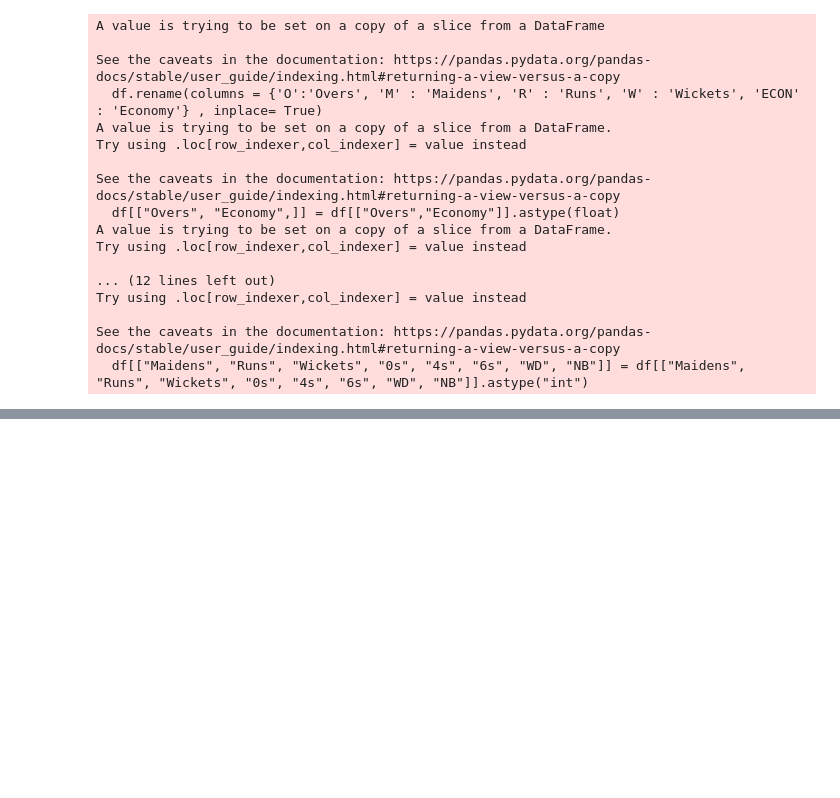
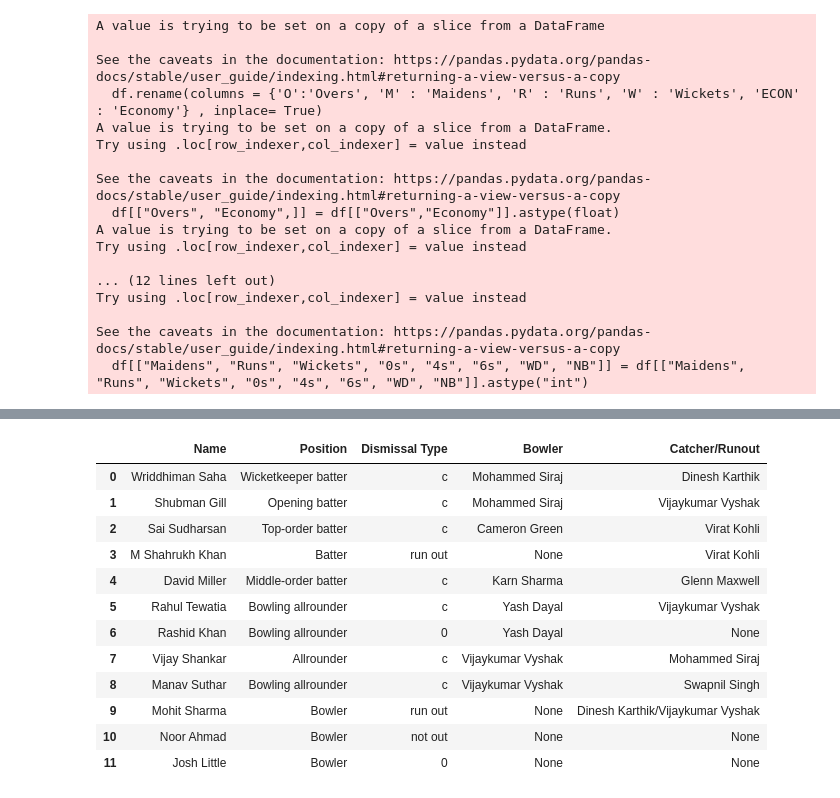
Before and after one commit to TheLameOne/dream11, a Jupyter notebook: fantasypoints.ipynb, the cells around one changed output, grey strips where cells are left out. Cells and saved outputs as stored; diff of their text form; code cells hidden in the pictures; blank space fills up the shorter version.

```diff
--- a/fantasypoints.ipynb
+++ b/fantasypoints.ipynb
@@ -312,0 +321,16 @@ x
+# %%
+team1dismiss
+# %% [output]
+|  | Name | Position | Dismissal Type | Bowler | Catcher/Runout |
+| 0 | Wriddhiman Saha | Wicketkeeper batter | c | Mohammed Siraj | Dinesh Karthik |
+| 1 | Shubman Gill | Opening batter | c | Mohammed Siraj | Vijaykumar Vyshak |
+| 2 | Sai Sudharsan | Top-order batter | c | Cameron Green | Virat Kohli |
+| 3 | M Shahrukh Khan | Batter | run out | None | Virat Kohli |
+| 4 | David Miller | Middle-order batter | c | Karn Sharma | Glenn Maxwell |
+| 5 | Rahul Tewatia | Bowling allrounder | c | Yash Dayal | Vijaykumar Vyshak |
+| 6 | Rashid Khan | Bowling allrounder | 0 | Yash Dayal | None |
+| 7 | Vijay Shankar | Allrounder | c | Vijaykumar Vyshak | Mohammed Siraj |
+| 8 | Manav Suthar | Bowling allrounder | c | Vijaykumar Vyshak | Swapnil Singh |
+| 9 | Mohit Sharma | Bowler | run out | None | Dinesh Karthik/Vijaykumar Vyshak |
+| 10 | Noor Ahmad | Bowler | not out | None | None |
+| 11 | Josh Little | Bowler | 0 | None | None |
```
Also changed, not shown: parts of 18 cells of this notebook.
